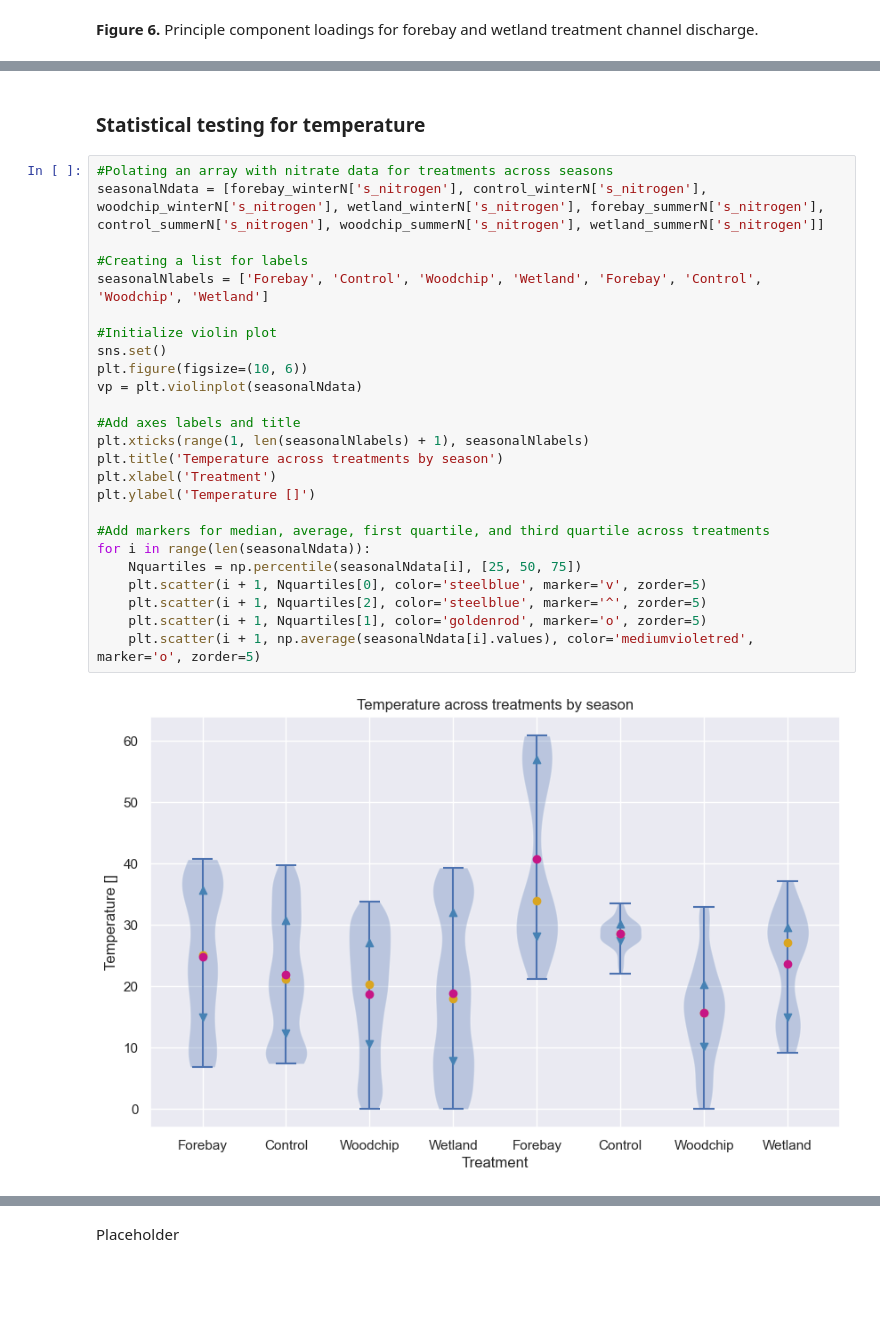
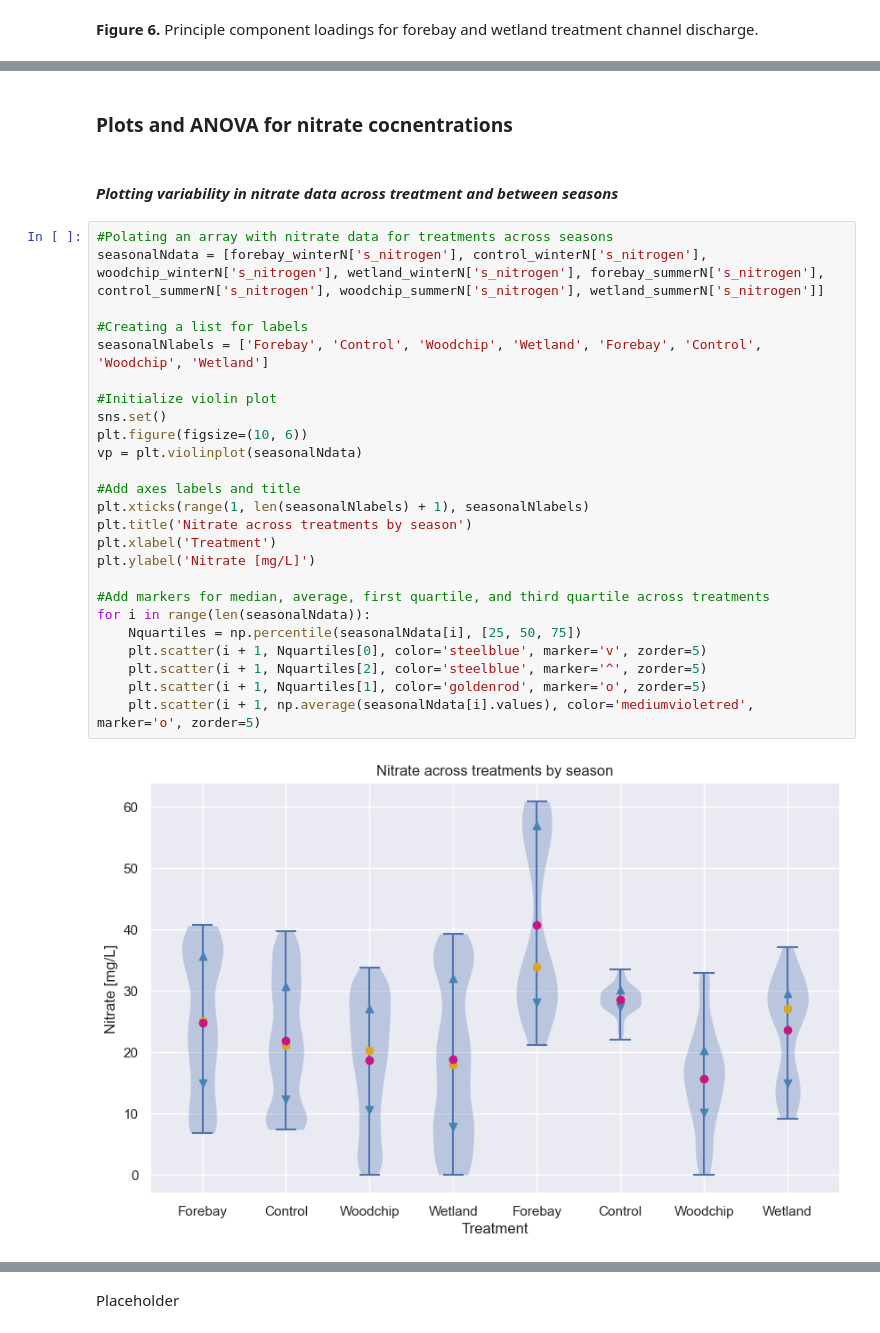
Before and after one commit to kmduncan1/MS263_BioreactorProject, a Jupyter notebook: ProjectNotebook.ipynb, the cells around one changed output, grey strips where cells are left out. Saved outputs shown, nothing was run; the diff lists cells and outputs as text; blank space fills up the shorter version.

```diff
--- a/ProjectNotebook.ipynb
+++ b/ProjectNotebook.ipynb
@@ -648,29 +670,31 @@ pg.pairwise_tukey(data=dfsub_summertempall, dv='temp', between='treatment')
 # %% [markdown]
-### Statistical testing for temperature
+### Plots and ANOVA for nitrate cocnentrations
+# %% [markdown]
+#### *Plotting variability in nitrate data across treatment and between seasons*
 # %%
 #Polating an array with nitrate data for treatments across seasons
 seasonalNdata = [forebay_winterN['s_nitrogen'], control_winterN['s_nitrogen'], woodchip_winterN['s_nitrogen'], wetland_winterN['s_nitrogen'], forebay_summerN['s_nitrogen'], control_summerN['s_nitrogen'], woodchip_summerN['s_nitrogen'], wetland_summerN['s_nitrogen']]
 
 #Creating a list for labels
 seasonalNlabels = ['Forebay', 'Control', 'Woodchip', 'Wetland', 'Forebay', 'Control', 'Woodchip', 'Wetland']
 
 #Initialize violin plot
 sns.set()
 plt.figure(figsize=(10, 6))
 vp = plt.violinplot(seasonalNdata)
 
 #Add axes labels and title
 plt.xticks(range(1, len(seasonalNlabels) + 1), seasonalNlabels)
-plt.title('Temperature across treatments by season')
+plt.title('Nitrate across treatments by season')
 plt.xlabel('Treatment')
-plt.ylabel('Temperature []')
+plt.ylabel('Nitrate [mg/L]')
 
 #Add markers for median, average, first quartile, and third quartile across treatments
 for i in range(len(seasonalNdata)):
     Nquartiles = np.percentile(seasonalNdata[i], [25, 50, 75])
     plt.scatter(i + 1, Nquartiles[0], color='steelblue', marker='v', zorder=5)
     plt.scatter(i + 1, Nquartiles[2], color='steelblue', marker='^', zorder=5)
     plt.scatter(i + 1, Nquartiles[1], color='goldenrod', marker='o', zorder=5)
     plt.scatter(i + 1, np.average(seasonalNdata[i].values), color='mediumvioletred', marker='o', zorder=5)
 # %% [output]
-[figure, old version]
+[figure, new version]
```
Also changed, not shown: parts of 34 cells of this notebook.
